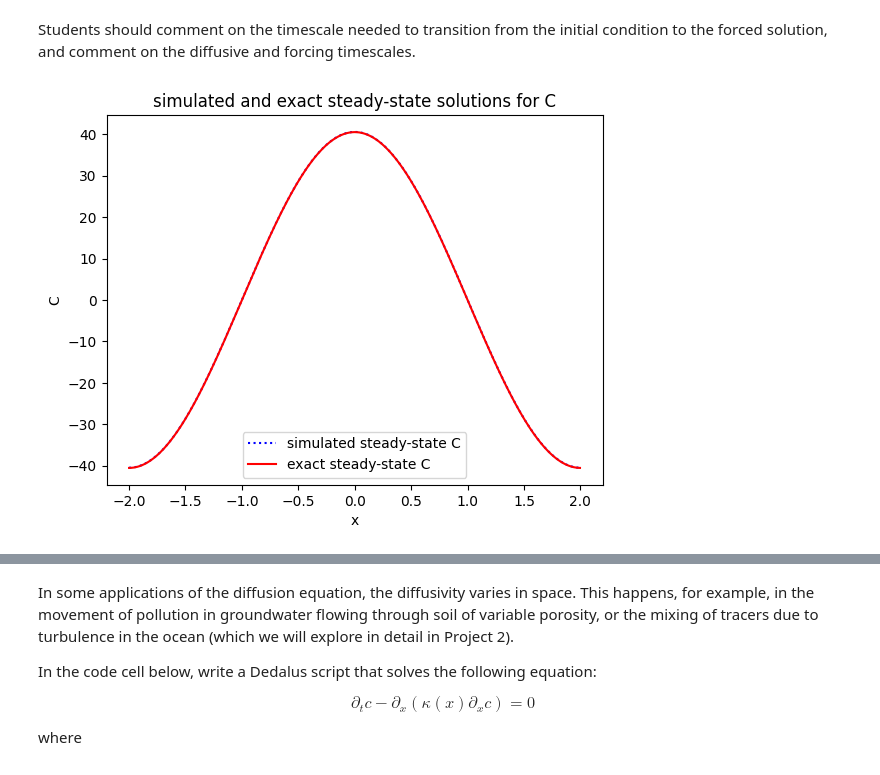
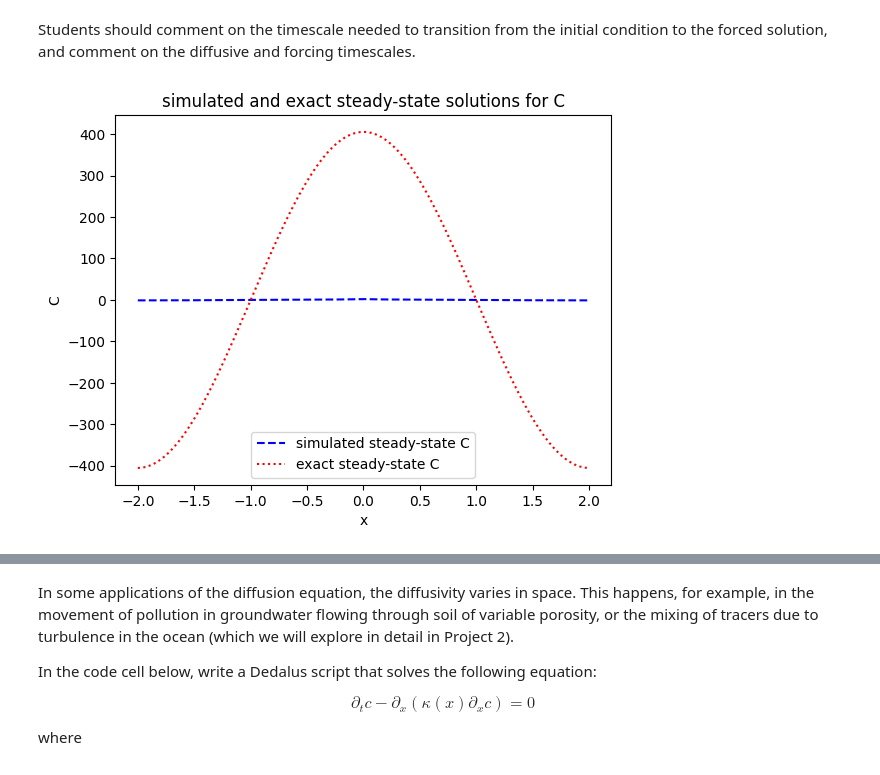
Before and after one commit to Joanna-gittry/QCES, a Jupyter notebook: Project1_dedalus.ipynb, the cells around one changed output, grey strips where cells are left out. Cells and saved outputs as stored; diff of their text form; code cells hidden in the pictures.

```diff
--- a/Project1_dedalus.ipynb
+++ b/Project1_dedalus.ipynb
@@ -304,7 +304,7 @@ logger = logging.getLogger(__name__)
 Nx = 1024 # The number of gridpoints. Note that Fourier transforms are more efficient if this is a power of 2
 Lx = 2; # The domain size in x.  This should be large enough so that the solution goes to zero at the endpoints.
 x_start=-Lx; x_end=Lx # The starting and ending bounds on x
-kappa = 0.01 # set the diffusivity
+kappa = 0.001 # set the diffusivity
 
 # Create an x-coordinate, a corresponding basis, and a distributor
 xcoord = dedalus.Coordinate('x')
@@ -381,16 +373,16 @@ Students should comment on the timescale needed to transition from the initial c
 # %%
 l = len(c_save)
 cc = c_save[l-1]
-plt.plot(x,cc,linestyle='dotted',label='simulated steady-state C',color='blue')
+plt.plot(x,cc,linestyle='--',label='simulated steady-state C',color='blue')
 y = []
 for xx in x:
     yy = (Lx**2/((np.pi**2)*kappa))*np.cos(np.pi*xx/Lx)
     y.append(yy)
-plt.plot(x,y,label='exact steady-state C',color='red')
+plt.plot(x,y,linestyle='dotted',label='exact steady-state C',color='red')
 plt.xlabel('x')
 plt.ylabel('C')
 plt.title('simulated and exact steady-state solutions for C')
 plt.legend()
 plt.show()
 # %% [output]
-[figure, old version]
+[figure, new version]
```
Also changed, not shown: parts of 3 cells of this notebook.
